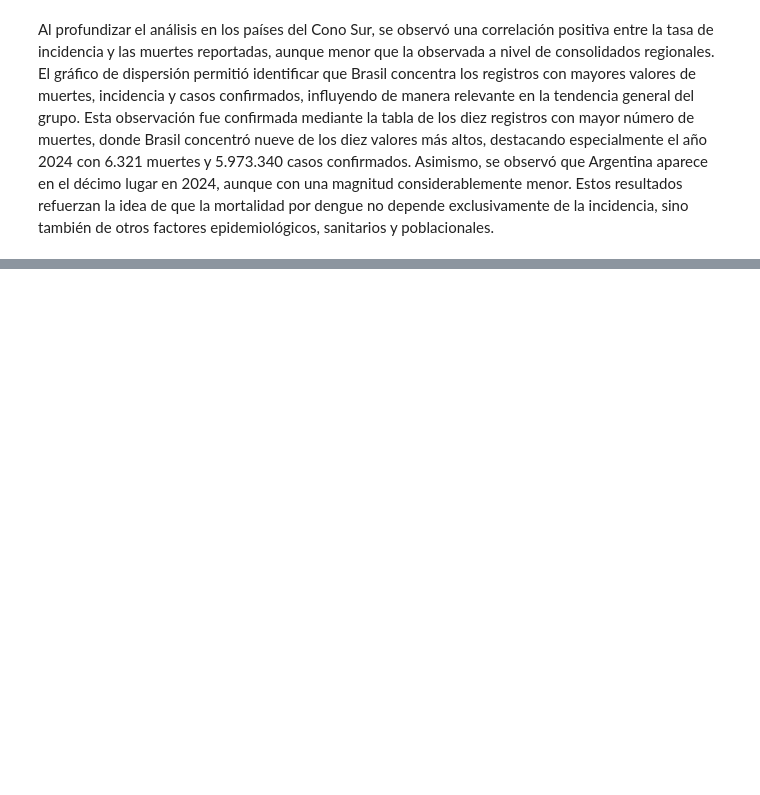
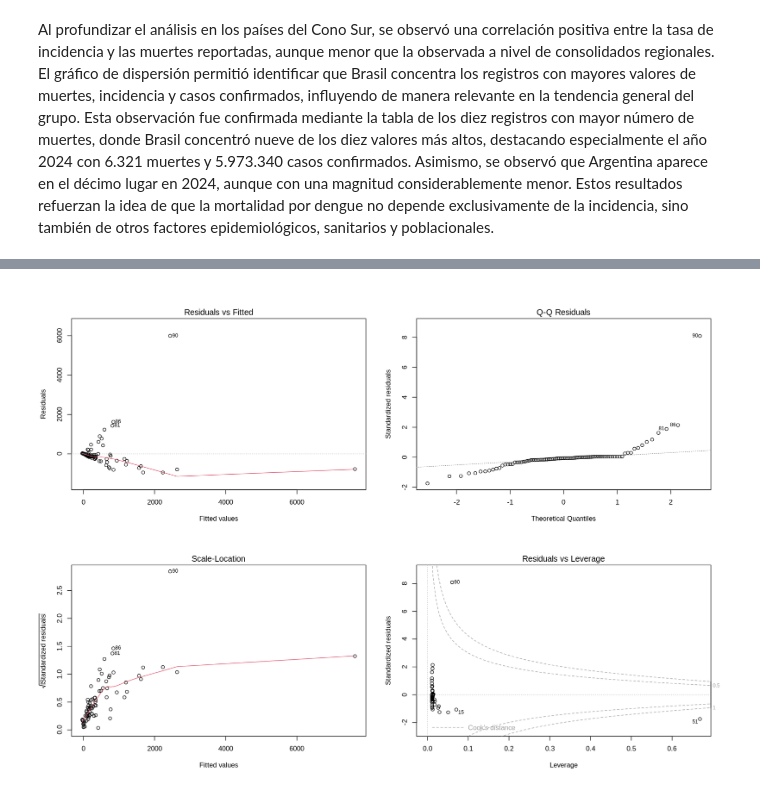
Before and after one commit to Merenguimona/act2_Adatos, a Jupyter notebook: NOTEBOOKS/EDA_DENGUE_AM.ipynb, the cells around one changed output, grey strips where cells are left out. Saved outputs shown, nothing was run; the diff lists cells and outputs as text; code cells hidden in the pictures; blank space fills up the shorter version.

```diff
--- a/NOTEBOOKS/EDA_DENGUE_AM.ipynb
+++ b/NOTEBOOKS/EDA_DENGUE_AM.ipynb
@@ -792,0 +815,7 @@ sample estimates:
+# %%
+# Modelo de regresión 2 - Dengue a nivel regional
+modelo_lm2 <- lm(
+  deaths ~ incidence_rate_c,
+  data = dengue_regional)
+
+summary(modelo_lm2)
@@ -841,0 +951,10 @@ Al profundizar el análisis en los países del Cono Sur, se observó una correla
+# %%
+#=============================================
+# DIAGNÓSTICO FORMAL DE RESIDUOS Y SUPUESTOS
+# Diagnóstico regional
+#=============================================
+
+par(mfrow = c(2,2))
+plot(modelo_lm2)
+# %% [output]
+[figure, added]
```
Also changed, not shown: parts of 26 cells of this notebook.
